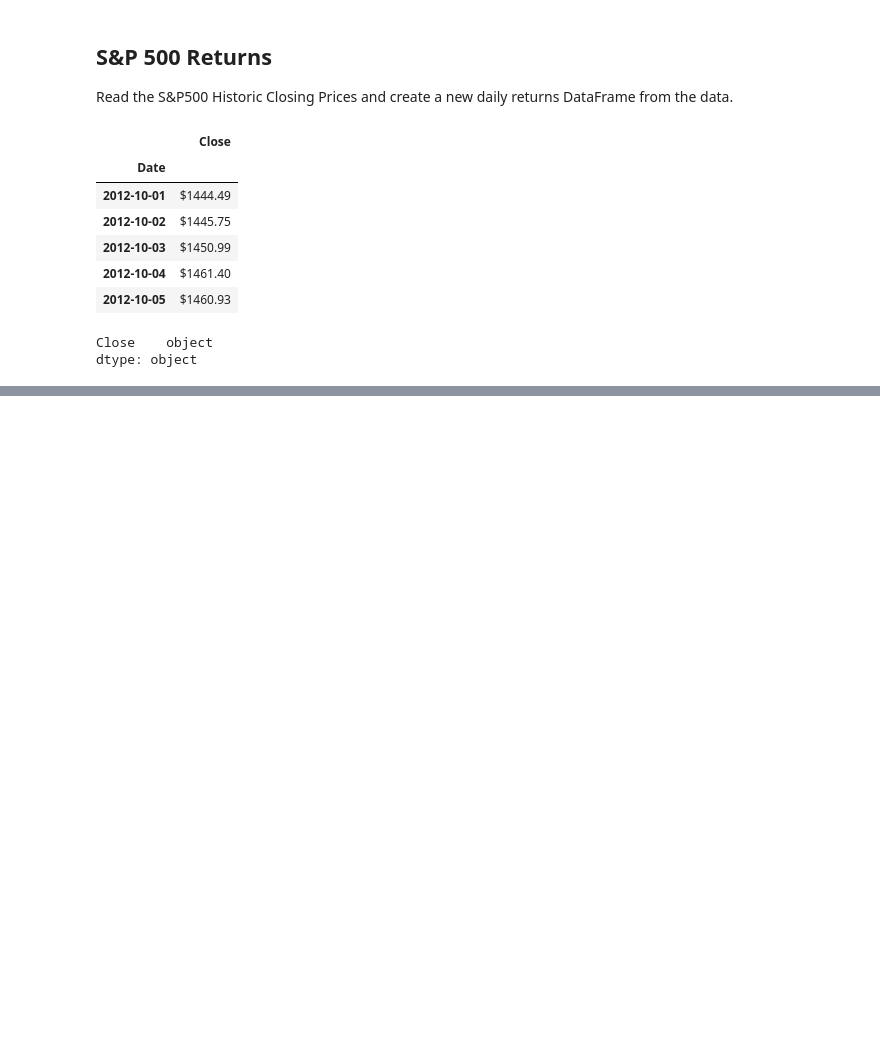
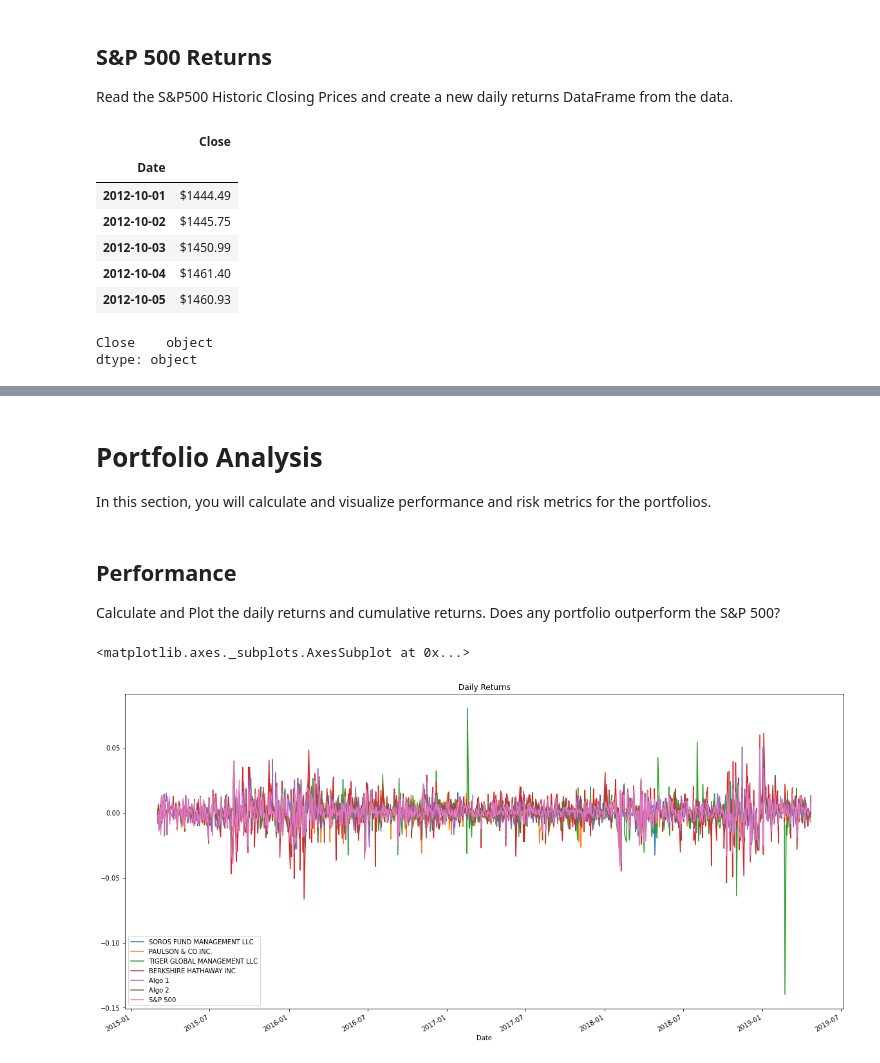
Before and after one commit to ameghani10/Whale_Analysis, a Jupyter notebook: whale_analysis.ipynb, the cells around one changed output, grey strips where cells are left out. Drawn from its saved outputs; the diff is of its cells as text; code cells hidden in the pictures; blank space fills up the shorter version.

Commit message:
finished data cleaning, ploted daily returns, cumulative returns, and daily returns box plot

```diff
--- a/whale_analysis.ipynb
+++ b/whale_analysis.ipynb
@@ -113,0 +121,4 @@ dtype: object
+# %%
+# Calculate Daily Returns
+sp500_history_returns = sp500_history_df.pct_change()
+sp500_history_returns.head()
@@ -113,0 +133,4 @@ dtype: object
+# %%
+# Drop nulls
+sp500_history_returns = sp500_history_returns.dropna()
+sp500_history_returns.head()
@@ -113,0 +145,4 @@ dtype: object
+# %%
+# Rename Column
+sp500_history_returns.columns = ["S&P 500"]
+sp500_history_returns.head()
@@ -113,0 +159,4 @@ dtype: object
+# %%
+# Concatenate all DataFrames into a single DataFrame
+combined_returns_df = pd.concat([whale_returns_df, algo_returns_df, sp500_history_returns], axis = "columns", join = "inner")
+combined_returns_df.head()
@@ -113,0 +171,14 @@ dtype: object
+# %% [markdown]
+# Portfolio Analysis
+
+In this section, you will calculate and visualize performance and risk metrics for the portfolios.
+# %% [markdown]
+## Performance
+
+Calculate and Plot the daily returns and cumulative returns. Does any portfolio outperform the S&P 500?
+# %%
+# Plot daily returns
+combined_returns_df.plot(figsize = (20,10), title = "Daily Returns")
+# %% [output]
+<matplotlib.axes._subplots.AxesSubplot at 0x...>
+[figure, added]
```
Also changed, not shown: parts of 11 cells of this notebook.
